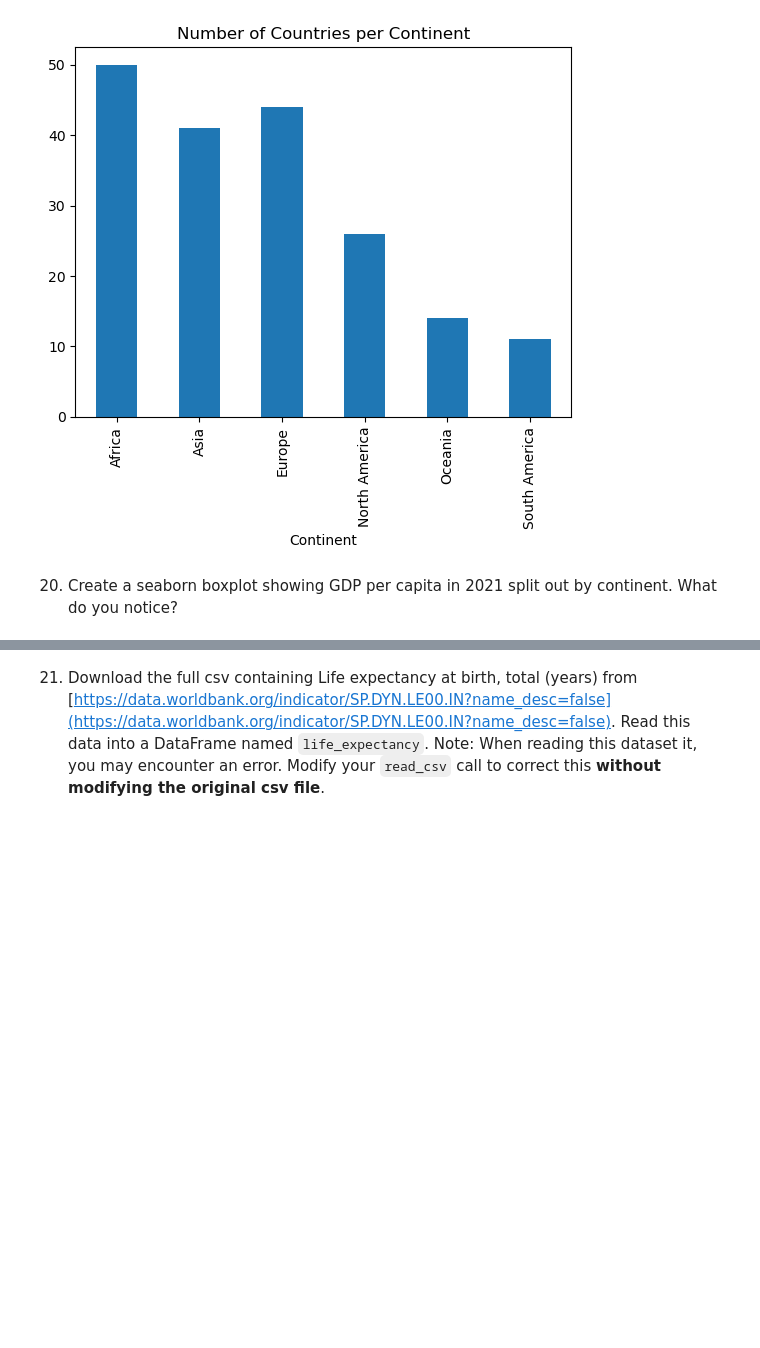
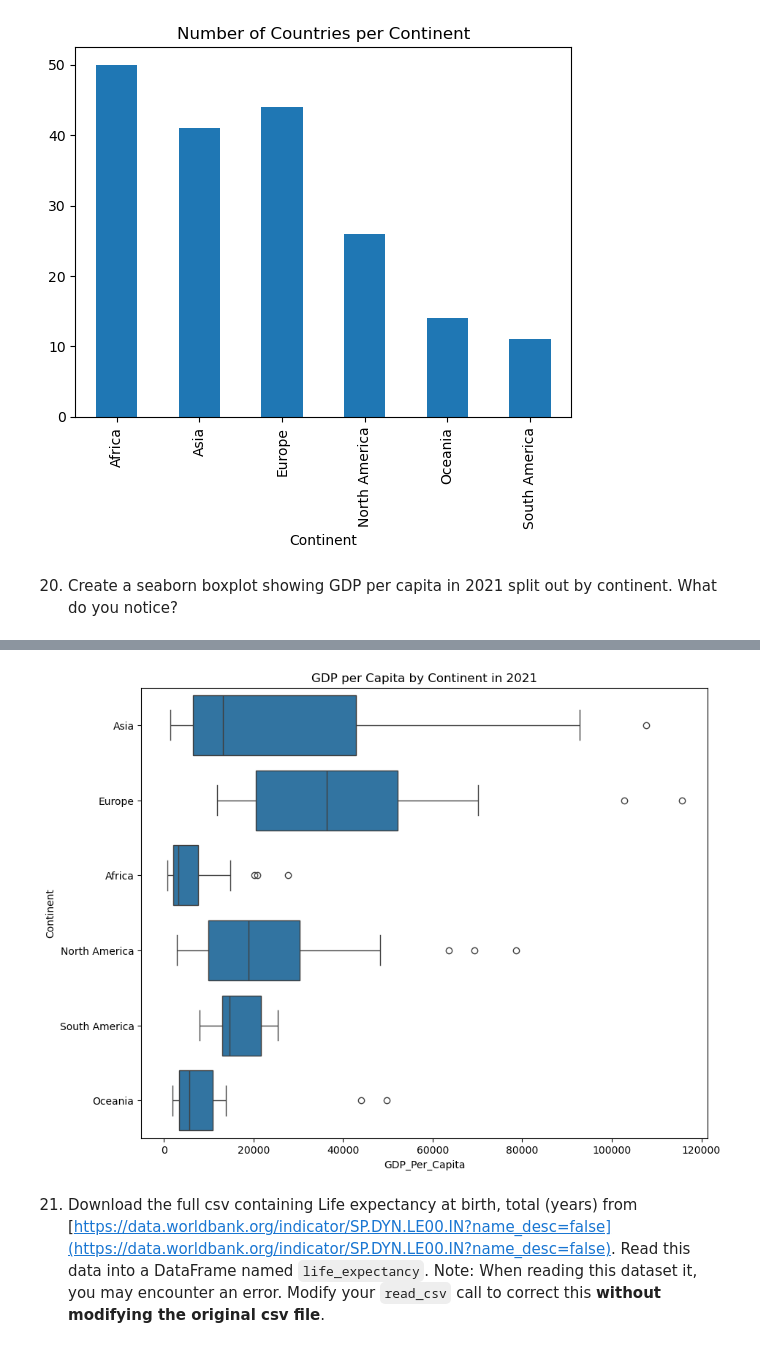
Before and after one commit to nss-data-science-cohort-8/un-exploration-vickitaylor, a Jupyter notebook: notebooks/un_data_exploration.ipynb, the cells around one changed output, grey strips where cells are left out. Cells and saved outputs as stored; diff of their text form; code cells hidden in the pictures; blank space fills up the shorter version.

```diff
--- a/notebooks/un_data_exploration.ipynb
+++ b/notebooks/un_data_exploration.ipynb
@@ -476,3 +514,11 @@ plt.show()
+# %%
+plt.figure(figsize = (10, 8))
+sns.boxplot(data = gdp_df[gdp_df['Year'] == '2021'], x = 'GDP_Per_Capita', y = 'Continent')
+plt.title('GDP per Capita by Continent in 2021')
+plt.show()
+# changing azis to see different view
+# %% [output]
+[figure, added]
 # %% [markdown]
 21. Download the full csv containing Life expectancy at birth, total (years) from [https://data.worldbank.org/indicator/SP.DYN.LE00.IN?name_desc=false](https://data.worldbank.org/indicator/SP.DYN.LE00.IN?name_desc=false). Read this data into a DataFrame named `life_expectancy`. Note: When reading this dataset it, you may encounter an error. Modify your `read_csv` call to correct this **without modifying the original csv file**.
 # %% [markdown]
```
Also changed, not shown: parts of 4 cells of this notebook.
